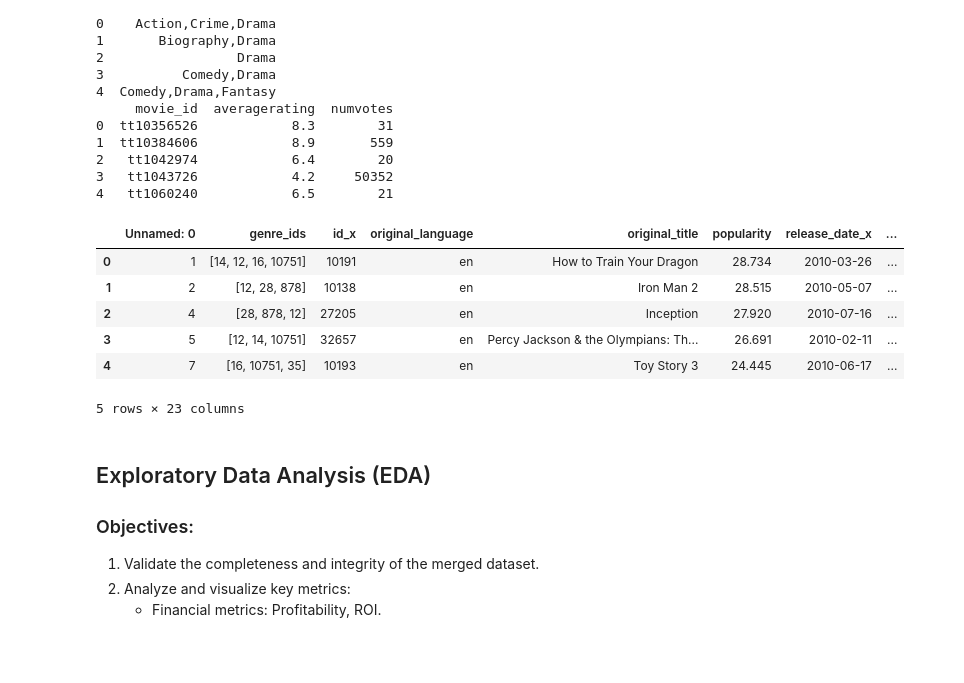
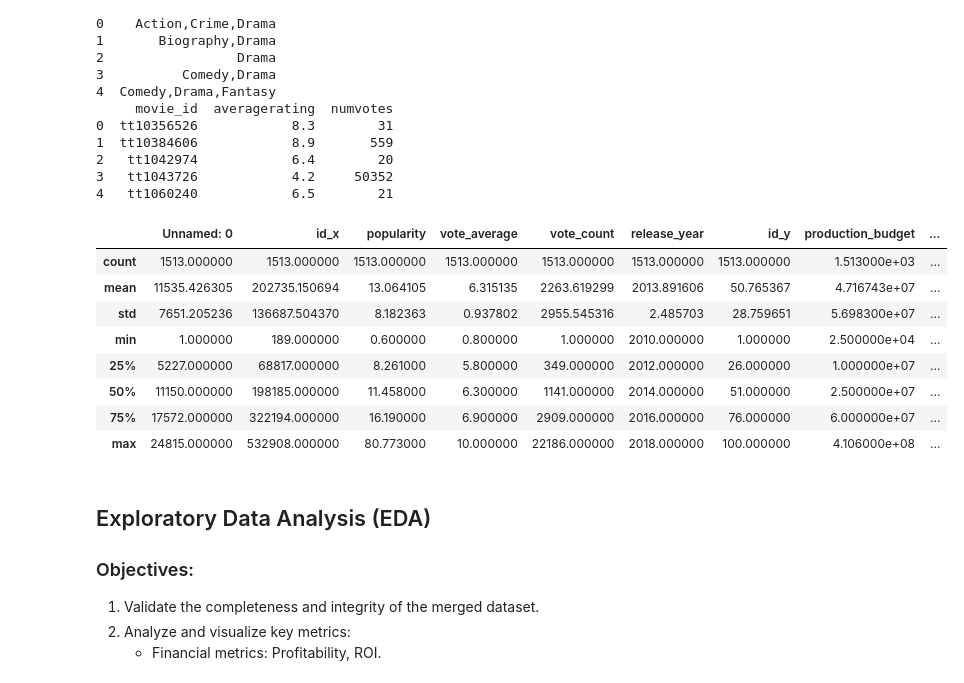
Before and after one commit to Otim135/group3-phase2-project, a Jupyter notebook: index.ipynb, the cells around one changed output. Drawn from its saved outputs; the diff is of its cells as text; code cells hidden in the pictures; blank space fills up the shorter version.

```diff
--- a/index.ipynb
+++ b/index.ipynb
@@ -67,8 +67,8 @@ import warnings
 warnings.filterwarnings('ignore')
 # %%
 # Load financial datasets
-tmdb_movies_path = "C:\\Projects\\group3-phase2-project\\data\\tmdb.movies.csv"
-movie_budgets_path = "C:\\Projects\\group3-phase2-project\\data\\tn.movie_budgets.csv"
+tmdb_movies_path = "data/tmdb.movies.csv"
+movie_budgets_path = "data/tn.movie_budgets.csv"
 
 df_tmdb_movies = pd.read_csv(tmdb_movies_path, encoding='latin1')
 df_movie_budgets = pd.read_csv(movie_budgets_path, encoding='latin1')
@@ -174,17 +174,19 @@ final_merged_df = pd.merge(
 # %%
 # Add metrics
 final_merged_df['profitability'] = final_merged_df['worldwide_gross'] - final_merged_df['production_budget']
 final_merged_df['ROI'] = (final_merged_df['worldwide_gross'] - final_merged_df['production_budget']) / final_merged_df['production_budget']
 
-final_merged_df.head()
+final_merged_df.describe()
 # %% [output]
-|  | Unnamed: 0 | genre_ids | id_x | original_language | original_title | popularity | release_date_x | ... |
-| 0 | 1 | [14, 12, 16, 10751] | 10191 | en | How to Train Your Dragon | 28.734 | 2010-03-26 | ... |
-| 1 | 2 | [12, 28, 878] | 10138 | en | Iron Man 2 | 28.515 | 2010-05-07 | ... |
-| 2 | 4 | [28, 878, 12] | 27205 | en | Inception | 27.920 | 2010-07-16 | ... |
-| 3 | 5 | [12, 14, 10751] | 32657 | en | Percy Jackson & the Olympians: Th... | 26.691 | 2010-02-11 | ... |
-| 4 | 7 | [16, 10751, 35] | 10193 | en | Toy Story 3 | 24.445 | 2010-06-17 | ... |
+|  | Unnamed: 0 | id_x | popularity | vote_average | vote_count | release_year | id_y | production_budget | ... |
+| count | 1513.000000 | 1513.000000 | 1513.000000 | 1513.000000 | 1513.000000 | 1513.000000 | 1513.000000 | 1.513000e+03 | ... |
+| mean | 11535.426305 | 202735.150694 | 13.064105 | 6.315135 | 2263.619299 | 2013.891606 | 50.765367 | 4.716743e+07 | ... |
+| std | 7651.205236 | 136687.504370 | 8.182363 | 0.937802 | 2955.545316 | 2.485703 | 28.759651 | 5.698300e+07 | ... |
+| min | 1.000000 | 189.000000 | 0.600000 | 0.800000 | 1.000000 | 2010.000000 | 1.000000 | 2.500000e+04 | ... |
+| 25% | 5227.000000 | 68817.000000 | 8.261000 | 5.800000 | 349.000000 | 2012.000000 | 26.000000 | 1.000000e+07 | ... |
+| 50% | 11150.000000 | 198185.000000 | 11.458000 | 6.300000 | 1141.000000 | 2014.000000 | 51.000000 | 2.500000e+07 | ... |
+| 75% | 17572.000000 | 322194.000000 | 16.190000 | 6.900000 | 2909.000000 | 2016.000000 | 76.000000 | 6.000000e+07 | ... |
+| max | 24815.000000 | 532908.000000 | 80.773000 | 10.000000 | 22186.000000 | 2018.000000 | 100.000000 | 4.106000e+08 | ... |
-5 rows × 23 columns
 # %% [markdown]
 ## Exploratory Data Analysis (EDA)
 
```
Also changed, not shown: parts of 1 cell of this notebook.
